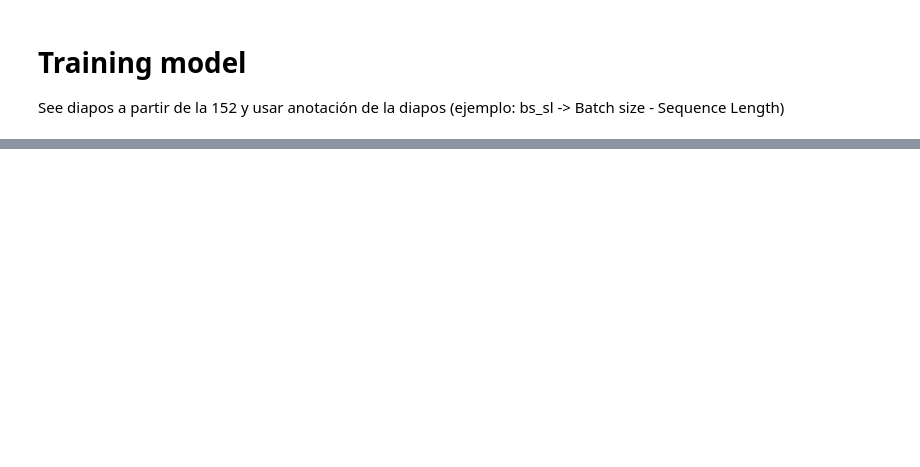
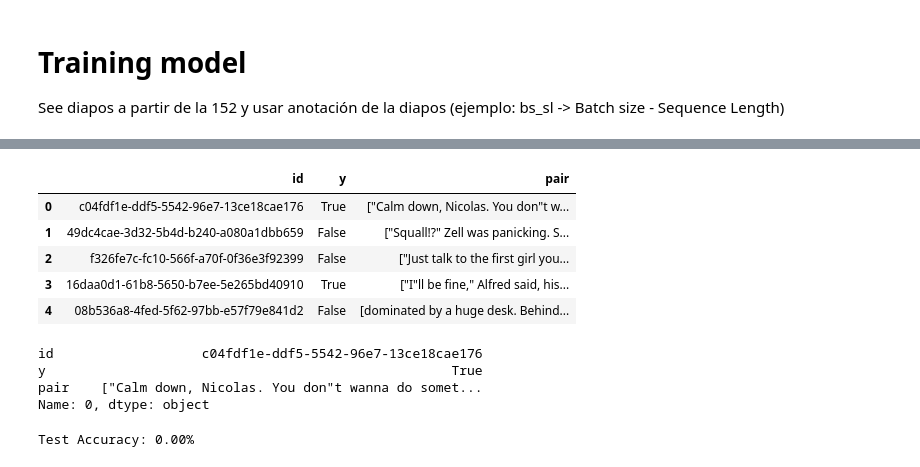
Before and after one commit to w-dan/PAN-2023, a Jupyter notebook: main.ipynb, the cells around one changed output, grey strips where cells are left out. Saved outputs shown, nothing was run; the diff lists cells and outputs as text; code cells hidden in the pictures; blank space fills up the shorter version.

Commit message:
V2.0 : Modelo funcionando

```diff
--- a/main.ipynb
+++ b/main.ipynb
@@ -35,10 +39,12 @@ from transformers import AutoModel, AutoTokenizer
 from sklearn.model_selection import train_test_split
 # %%
 PARENT_FOLDER = "PAN2020-authorship-verification"
-DATASET1_TRAIN = "pan20-authorship-verification-training-small/pan20-authorship-verification-training-small-truth.jsonl"
-DATASET2_TRAIN = "pan20-authorship-verification-training-small/pan20-authorship-verification-training-small.jsonl"
-FILE_PATH_1 = f'{PARENT_FOLDER}/{DATASET1_TRAIN}'
-FILE_PATH_2 = f'{PARENT_FOLDER}/{DATASET2_TRAIN}'
+DATASET1_TRAIN = "pan20-authorship-verification-training-small/pan20-authorship-verification-training-small/pan20-authorship-verification-training-small-truth.jsonl"
+DATASET2_TRAIN = "pan20-authorship-verification-training-small/pan20-authorship-verification-training-small/pan20-authorship-verification-training-small.jsonl"
+# DATASET1_TRAIN = "pan20-authorship-verification-training-small-truth.jsonl"
+# DATASET2_TRAIN = "pan20-authorship-verification-training-small.jsonl"
+FILE_PATH_1 = f'./{PARENT_FOLDER}/{DATASET1_TRAIN}'
+FILE_PATH_2 = f'./{PARENT_FOLDER}/{DATASET2_TRAIN}'
 # %%
 def get_dataframe_from_file (file_path : str) -> List:
     data = []
@@ -57,3 +63,9 @@ df_ground_truth = get_dataframe_from_file(FILE_PATH_1)
 df_inputs = get_dataframe_from_file(FILE_PATH_2)
 
 df_combined = pd.merge(df_ground_truth, df_inputs, on='id')
+
+######################
+#     CUIDADO!!!!!   #
+######################
+df_combined = df_combined.head(32)
+print(len(df_combined))
@@ -374,0 +402,19 @@ print('Finished Training')
+# %%
+df_combined_val = df_combined.drop("authors", axis=1).drop("fandoms", axis=1)
+df_combined_val = df_combined_val.rename(columns={'same': 'y'})
+# %%
+df_combined_val.head()
+# %% [output]
+|  | id | y | pair |
+| 0 | c04fdf1e-ddf5-5542-96e7-13ce18cae176 | True | ["Calm down, Nicolas. You don"t w... |
+| 1 | 49dc4cae-3d32-5b4d-b240-a080a1dbb659 | False | ["Squall!?" Zell was panicking. S... |
+| 2 | f326fe7c-fc10-566f-a70f-0f36e3f92399 | False | ["Just talk to the first girl you... |
+| 3 | 16daa0d1-61b8-5650-b7ee-5e265bd40910 | True | ["I"ll be fine," Alfred said, his... |
+| 4 | 08b536a8-4fed-5f62-97bb-e57f79e841d2 | False | [dominated by a huge desk. Behind... |
+# %%
+df_combined_val.iloc[0]
+# %% [output]
+id                   c04fdf1e-ddf5-5542-96e7-13ce18cae176
+y                                                    True
+pair    ["Calm down, Nicolas. You don"t wanna do somet...
+Name: 0, dtype: object
@@ -374,0 +424,28 @@ print('Finished Training')
+# %%
+model.load_state_dict(torch.load("model_epoch_10.pt"))
+model.eval()
+
+correct = 0
+total = 0
+
+test_dataset = CustomDataset(train_df, model_name)
+validate_dataset = CustomDataset(val_df, model_name)
+
+test_data_loader = DataLoader(test_dataset, batch_size=batch_size, shuffle=True)
+val_data_loader = DataLoader(validate_dataset, batch_size=batch_size, shuffle=True)
+
+with torch.no_grad():
+    for i, batch in enumerate(test_data_loader):
+        input_text1 = batch['encoded_input_text1']
+        input_text2 = batch['encoded_input_text2']
+        targets = batch['targets']
+
+        outputs = model.forward(input_text1, input_text2)
+        _, predicted = torch.max(outputs.data, 1)
+        total += targets.size(0)
+        correct += (predicted == targets).sum().item()
+
+accuracy = correct / total
+print(f'Test Accuracy: {100 * accuracy:.2f}%')
+# %% [output]
+Test Accuracy: 0.00%
```
Also changed, not shown: parts of 15 cells of this notebook.
